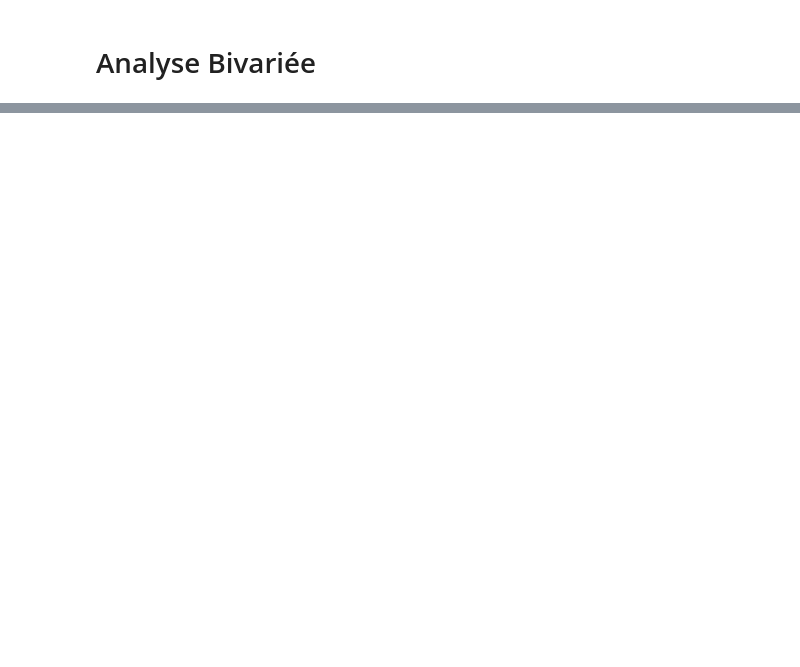
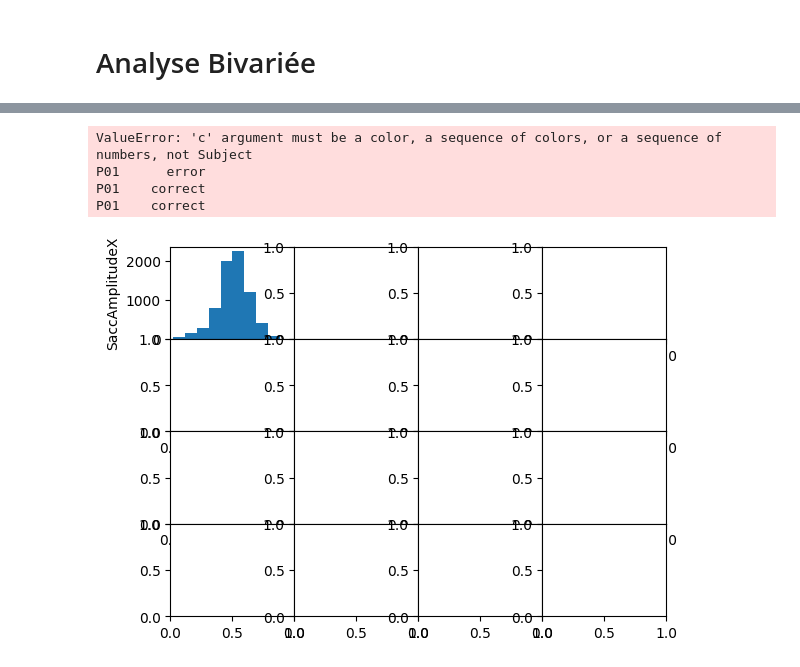
Before and after one commit to YalpLeYak/Mini_projet, a Jupyter notebook: COSNAY_DAMAGGIO_ProjetTSD.ipynb, the cells around one changed output, grey strips where cells are left out. Saved outputs shown, nothing was run; the diff lists cells and outputs as text; code cells hidden in the pictures; blank space fills up the shorter version.

```diff
--- a/COSNAY_DAMAGGIO_ProjetTSD.ipynb
+++ b/COSNAY_DAMAGGIO_ProjetTSD.ipynb
@@ -383,2 +369,5 @@ for i in range(0,len(list_df)):
 # %% [markdown]
 # Analyse Bivariée
+# %%
+Difference_numbers = Difference.drop("Target",axis=1).drop("Sequence",axis=1)
+Difference_numbers.groupby("SaccAccuracy").mean()
@@ -384,0 +379,9 @@ for i in range(0,len(list_df)):
+# %%
+pd.plotting.scatter_matrix(Difference_numbers.iloc[:,3:9], c=Difference_numbers['SaccAccuracy'])
+plt.show()
+# %% [output]
+ValueError: 'c' argument must be a color, a sequence of colors, or a sequence of numbers, not Subject
+P01      error
+P01    correct
+P01    correct
+[figure, added]
```
Also changed, not shown: parts of 7 cells of this notebook.
